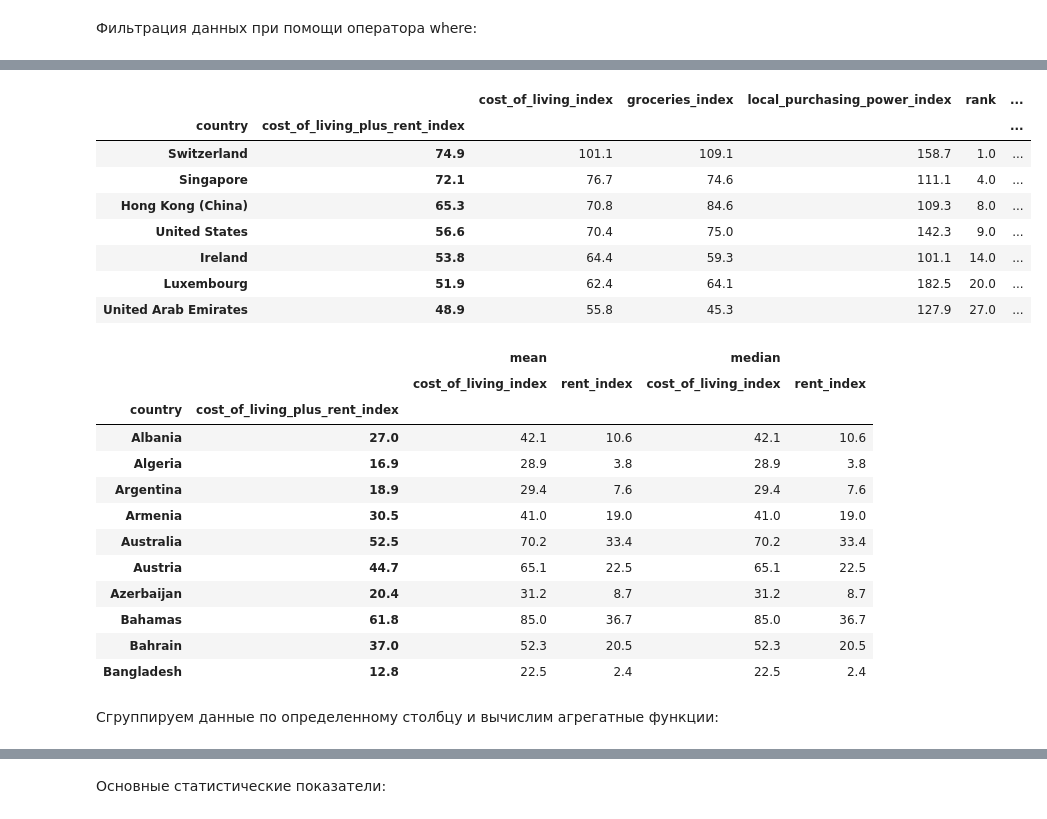
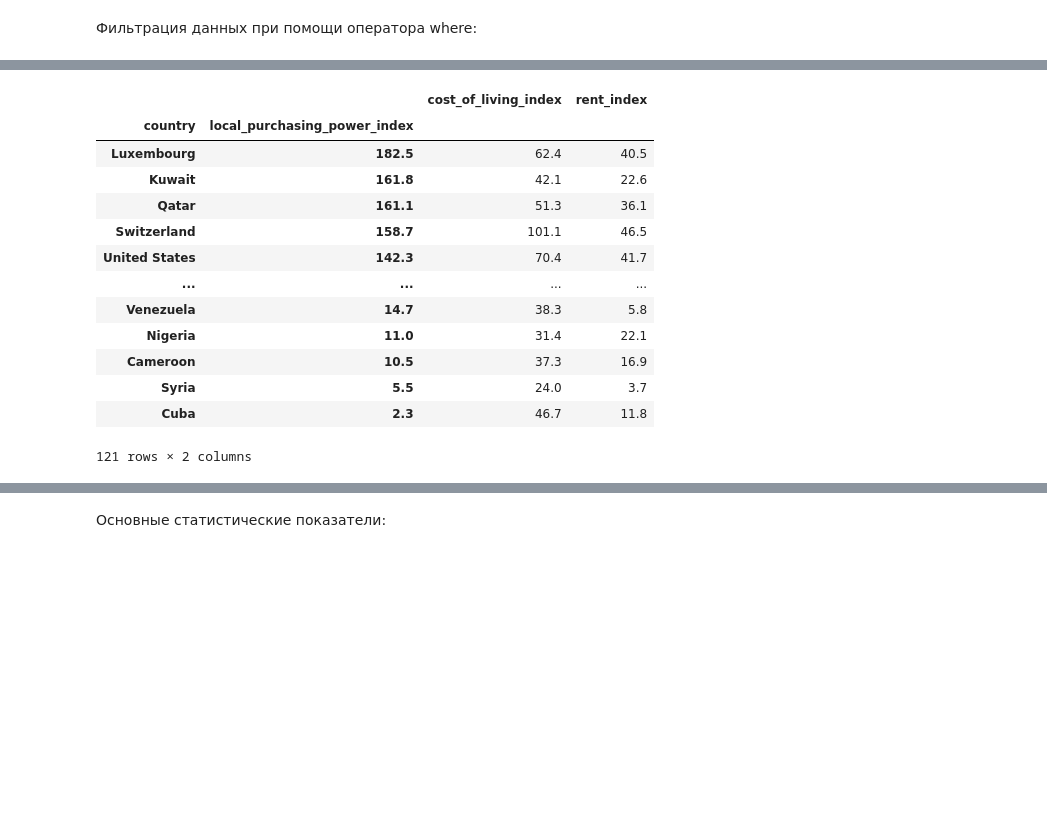
Before and after one commit to MariaKitty/practic, a Jupyter notebook: practic.ipynb, the cells around one changed output, grey strips where cells are left out. Drawn from its saved outputs; the diff is of its cells as text; code cells hidden in the pictures; blank space fills up the shorter version.

```diff
--- a/practic.ipynb
+++ b/practic.ipynb
@@ -485,33 +518,19 @@ db_groupby
 # %%
-db_pivot_table = db_new.pivot_table(index=['country', 'cost_of_living_plus_rent_index'])
-db_pivot_table.query("`cost_of_living_index`>40 and `rent_index`>40").sort_values(by='cost_of_living_plus_rent_index', ascending=False)
+db_pivot_table3 = db_new.pivot_table(index=['country', 'local_purchasing_power_index'],
+                                     values=['cost_of_living_index', 'rent_index']).sort_values(by='local_purchasing_power_index', ascending=False)
+db_pivot_table3
 # %% [output]
-|  |  | cost_of_living_index | groceries_index | local_purchasing_power_index | rank | ... |
-| country | cost_of_living_plus_rent_index |  |  |  |  | ... |
-| Switzerland | 74.9 | 101.1 | 109.1 | 158.7 | 1.0 | ... |
-| Singapore | 72.1 | 76.7 | 74.6 | 111.1 | 4.0 | ... |
-| Hong Kong (China) | 65.3 | 70.8 | 84.6 | 109.3 | 8.0 | ... |
-| United States | 56.6 | 70.4 | 75.0 | 142.3 | 9.0 | ... |
-| Ireland | 53.8 | 64.4 | 59.3 | 101.1 | 14.0 | ... |
-| Luxembourg | 51.9 | 62.4 | 64.1 | 182.5 | 20.0 | ... |
-| United Arab Emirates | 48.9 | 55.8 | 45.3 | 127.9 | 27.0 | ... |
+|  |  | cost_of_living_index | rent_index |
+| country | local_purchasing_power_index |  |  |
+| Luxembourg | 182.5 | 62.4 | 40.5 |
+| Kuwait | 161.8 | 42.1 | 22.6 |
+| Qatar | 161.1 | 51.3 | 36.1 |
+| Switzerland | 158.7 | 101.1 | 46.5 |
+| United States | 142.3 | 70.4 | 41.7 |
+| ... | ... | ... | ... |
+| Venezuela | 14.7 | 38.3 | 5.8 |
+| Nigeria | 11.0 | 31.4 | 22.1 |
+| Cameroon | 10.5 | 37.3 | 16.9 |
+| Syria | 5.5 | 24.0 | 3.7 |
+| Cuba | 2.3 | 46.7 | 11.8 |
+121 rows × 2 columns
-# %%
-db_pivot = db_new.pivot_table(index=['country', 'cost_of_living_plus_rent_index'], values=['cost_of_living_index', 'rent_index'],
-                                aggfunc=[np.mean, np.median])
-db_pivot.head(10)
-# %% [output]
-|  |  | mean |  | median |  |
-|  |  | cost_of_living_index | rent_index | cost_of_living_index | rent_index |
-| country | cost_of_living_plus_rent_index |  |  |  |  |
-| Albania | 27.0 | 42.1 | 10.6 | 42.1 | 10.6 |
-| Algeria | 16.9 | 28.9 | 3.8 | 28.9 | 3.8 |
-| Argentina | 18.9 | 29.4 | 7.6 | 29.4 | 7.6 |
-| Armenia | 30.5 | 41.0 | 19.0 | 41.0 | 19.0 |
-| Australia | 52.5 | 70.2 | 33.4 | 70.2 | 33.4 |
-| Austria | 44.7 | 65.1 | 22.5 | 65.1 | 22.5 |
-| Azerbaijan | 20.4 | 31.2 | 8.7 | 31.2 | 8.7 |
-| Bahamas | 61.8 | 85.0 | 36.7 | 85.0 | 36.7 |
-| Bahrain | 37.0 | 52.3 | 20.5 | 52.3 | 20.5 |
-| Bangladesh | 12.8 | 22.5 | 2.4 | 22.5 | 2.4 |
-# %% [markdown]
-Сгруппируем данные по определенному столбцу и вычислим агрегатные функции:
```
Also changed, not shown: parts of 65 cells of this notebook.
